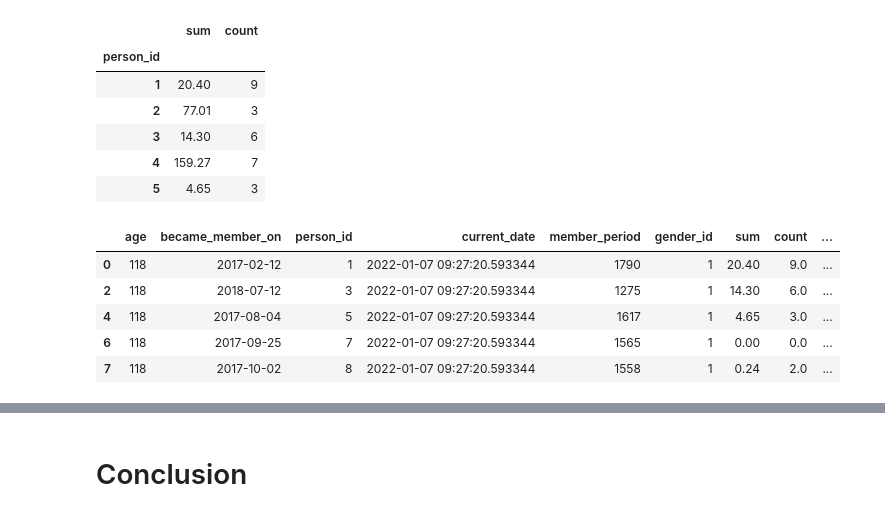
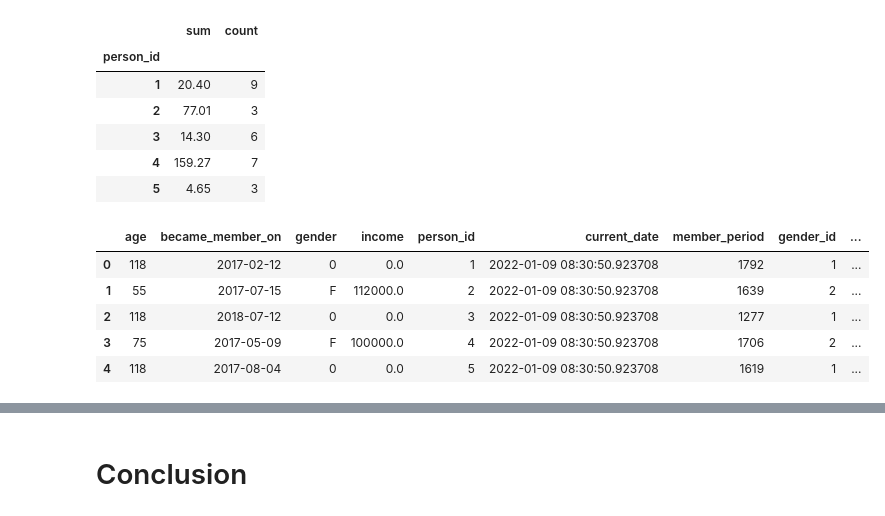
Before and after one commit to QMaiNguyen/Udacity-Capstone-PJ, a Jupyter notebook: Starbucks_Capstone_notebook.ipynb, the cells around one changed output, grey strips where cells are left out. Drawn from its saved outputs; the diff is of its cells as text; code cells hidden in the pictures.

```diff
--- a/Starbucks_Capstone_notebook.ipynb
+++ b/Starbucks_Capstone_notebook.ipynb
@@ -414,0 +415,4 @@ plt.show()
+# %%
+#Create the dummy variable to indicate whether customer provide personal information or not
+profile['provided_info']=profile['gender'].isnull()
+profile.head()
@@ -461,18 +473,18 @@ volume_df.head()
 | 4 | 159.27 | 7 |
 | 5 | 4.65 | 3 |
 # %%
-# Map the volume_df to profile_high_secure and get the average volume
-high_secure_volume = profile_high_secure.join(volume_df, on='person_id')
+# Map the volume_df to profile and get the average volume
+profile_volume = profile.join(volume_df, on='person_id')
 # N/A volume indicate that there's no transaction with a customer so we can replace them with 0
-high_secure_volume = high_secure_volume.fillna(0)
+profile_volume = profile_volume.fillna(0)
 # Get the volume per day
-high_secure_volume['daily_sum']=high_secure_volume['sum']/high_secure_volume['member_period']
-high_secure_volume['daily_count']=high_secure_volume['count']/high_secure_volume['member_period']
-high_secure_volume.head()
+profile_volume['daily_sum']=profile_volume['sum']/profile_volume['member_period']
+profile_volume['daily_count']=profile_volume['count']/profile_volume['member_period']
+profile_volume.head()
 # %% [output]
-|  | age | became_member_on | person_id | current_date | member_period | gender_id | sum | count | ... |
-| 0 | 118 | 2017-02-12 | 1 | 2022-01-07 09:27:20.593344 | 1790 | 1 | 20.40 | 9.0 | ... |
-| 2 | 118 | 2018-07-12 | 3 | 2022-01-07 09:27:20.593344 | 1275 | 1 | 14.30 | 6.0 | ... |
-| 4 | 118 | 2017-08-04 | 5 | 2022-01-07 09:27:20.593344 | 1617 | 1 | 4.65 | 3.0 | ... |
-| 6 | 118 | 2017-09-25 | 7 | 2022-01-07 09:27:20.593344 | 1565 | 1 | 0.00 | 0.0 | ... |
-| 7 | 118 | 2017-10-02 | 8 | 2022-01-07 09:27:20.593344 | 1558 | 1 | 0.24 | 2.0 | ... |
+|  | age | became_member_on | gender | income | person_id | current_date | member_period | gender_id | ... |
+| 0 | 118 | 2017-02-12 | 0 | 0.0 | 1 | 2022-01-09 08:30:50.923708 | 1792 | 1 | ... |
+| 1 | 55 | 2017-07-15 | F | 112000.0 | 2 | 2022-01-09 08:30:50.923708 | 1639 | 2 | ... |
+| 2 | 118 | 2018-07-12 | 0 | 0.0 | 3 | 2022-01-09 08:30:50.923708 | 1277 | 1 | ... |
+| 3 | 75 | 2017-05-09 | F | 100000.0 | 4 | 2022-01-09 08:30:50.923708 | 1706 | 2 | ... |
+| 4 | 118 | 2017-08-04 | 0 | 0.0 | 5 | 2022-01-09 08:30:50.923708 | 1619 | 1 | ... |
```
Also changed, not shown: parts of 70 cells of this notebook.
